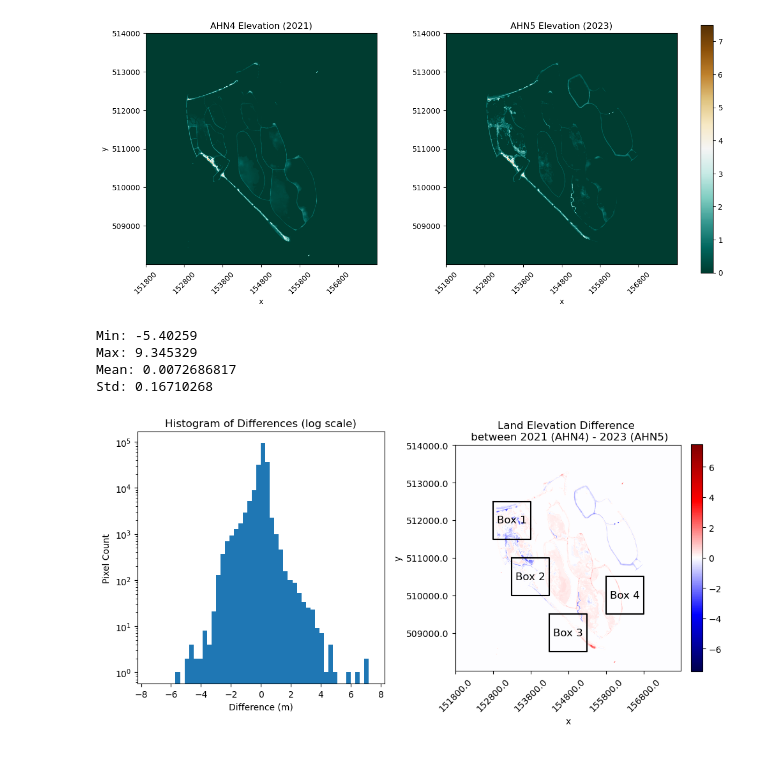
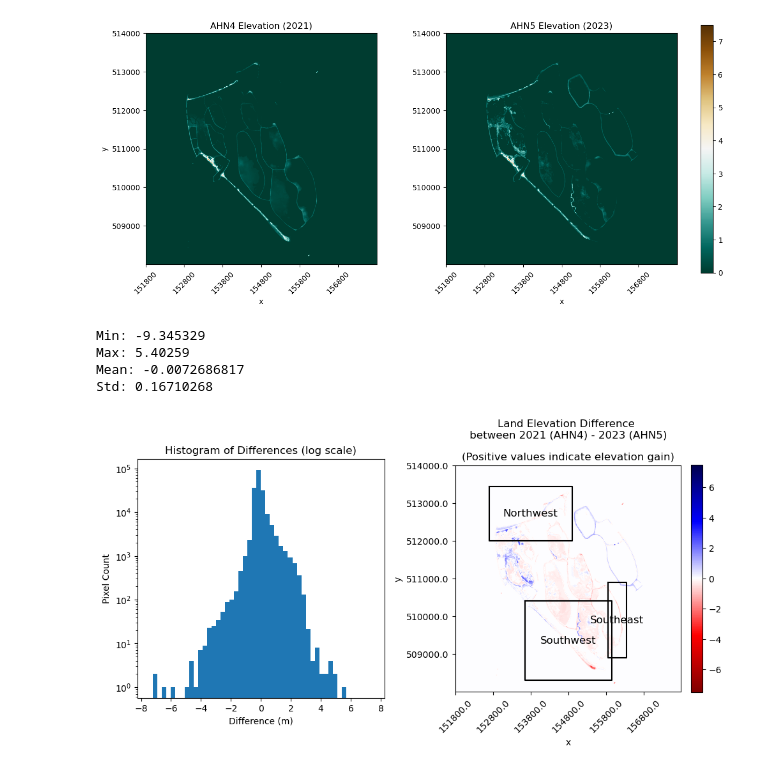
Before and after one commit to movephutthaphaiboon/coastal-analysis-shoreline-evolution, a Jupyter notebook: B_shoreline_change_ahn45.ipynb, the cells around one changed output. Drawn from its saved outputs; the diff is of its cells as text; code cells hidden in the pictures.

```diff
--- a/B_shoreline_change_ahn45.ipynb
+++ b/B_shoreline_change_ahn45.ipynb
@@ -19,7 +19,7 @@ with rasterio.open("data_preprocessed/AHN45/ahn5_merged_cropped.tiff") as src2:
     band2 = src2.read(1)
 
 # Subtract the two bands
-difference = band1 - band2
+difference = band2 - band1
 
 # Save the result
 with rasterio.open("data_preprocessed/AHN45/ahn45_difference.tiff", "w", **src1.meta) as dst:
@@ -182,7 +182,8 @@ with rasterio.open("data_preprocessed/AHN45/ahn45_difference.tiff") as src:
     plt.subplot(1, 2, 2)
     vmax = np.max(np.abs(difference))
     img = plt.imshow(difference, cmap="bwr", vmin=-vmax, vmax=vmax)
-    plt.title("Land Elevation Difference \n between 2021 (AHN4) - 2023 (AHN5)")
+    plt.title("Land Elevation Difference \n between 2021 (AHN4) - 2023 (AHN5) \n \n" \
+            "(Positive values indicate elevation gain)")
 
     # compute tick positions in pixel coordinates
     xticks = np.arange(0, difference.shape[1], 200)
@@ -198,43 +199,47 @@ with rasterio.open("data_preprocessed/AHN45/ahn45_difference.tiff") as src:
     # set x y labels
     plt.xlabel("x")
     plt.ylabel("y")
 
-    # Define boxes (in map coordinates)
-    boxes = [
-        (152800, 511500, 153800, 512500),
-        (153300, 510000, 154300, 511000),
-        (154300, 508500, 155300, 509500),
-        (155800, 509500, 156800, 510500),
-    ]
+    # Boundaries of study areas in [min_x, min_y, max_x, max_y] format
+    study_area = {
+        "Northwest": [152700, 512000, 154900, 513450],
+        "Southwest": [153650, 508300, 155950, 510400],
+        "Southeast": [155850, 508900, 156350, 510900],
+    }
+
+    # Keep legacy 'boxes' for downstream cells (list of tuples) and optional names
+    boxes = [tuple(coords) for coords in study_area.values()]
+    box_names = list(study_area.keys())
 
     for i, box in enumerate(boxes, start=1):
         minx, miny, maxx, maxy = box
 
         # convert corners from map coords (x,y) to pixel coords (col,row)
         col_min = int((~transform * (minx, maxy))[0])  # left
         col_max = int((~transform * (maxx, maxy))[0])  # right
         row_min = int((~transform * (minx, maxy))[1])  # top
         row_max = int((~transform * (minx, miny))[1])  # bottom
 
         plt.plot(
             [col_min, col_max, col_max, col_min, col_min],
             [row_min, row_min, row_max, row_max, row_min],
             color="black"
         )
 
         # Place label at box center (map center -> pixel center)
         center_col = int((~transform * ((minx + maxx) / 2, (miny + maxy) / 2))[0])
         center_row = int((~transform * ((minx + maxx) / 2, (miny + maxy) / 2))[1])
-        plt.text(center_col, center_row, f"Box {i}", color="black", fontsize=12, ha='center', va='center')
+        name = box_names[i-1] if (i-1) < len(box_names) else f"Box {i}"
+        plt.text(center_col, center_row, name, color="black", fontsize=12, ha='center', va='center')
 
     vmin, vmax = -7.5, 7.5
-    img = plt.imshow(difference, cmap="seismic", vmin=vmin, vmax=vmax)
+    img = plt.imshow(difference, cmap="seismic_r", vmin=vmin, vmax=vmax)
     plt.colorbar(img, fraction=0.046, pad=0.04)
     plt.tight_layout()
     plt.show()
 # %% [output]
-Min: -5.40259
-Max: 9.345329
-Mean: 0.0072686817
+Min: -9.345329
+Max: 5.40259
+Mean: -0.0072686817
 Std: 0.16710268
-[figure, old version]
+[figure, new version]
```
Also changed, not shown: parts of 3 cells of this notebook, 5 other files.
